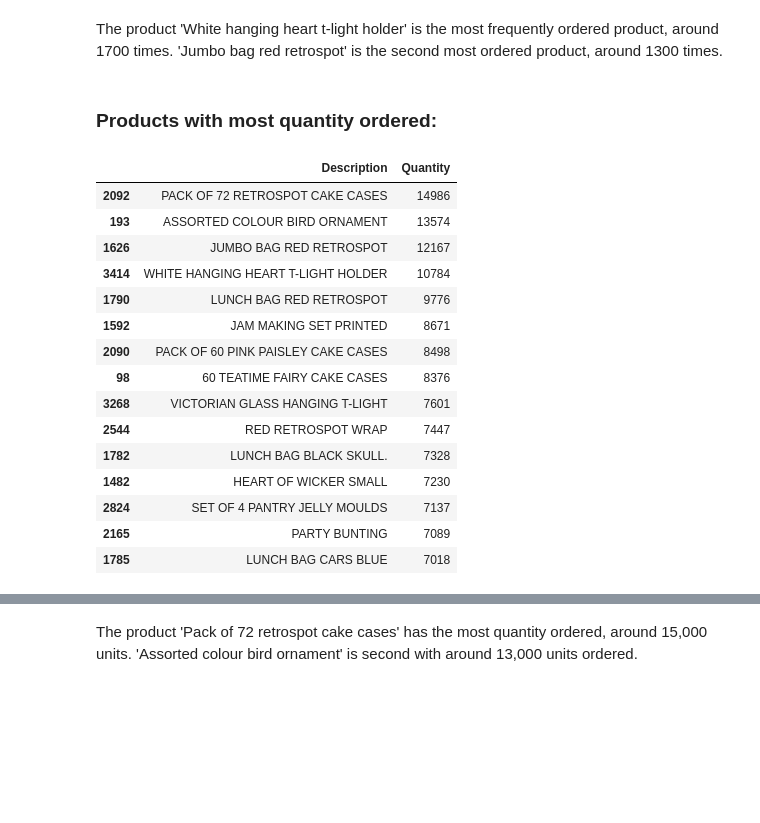
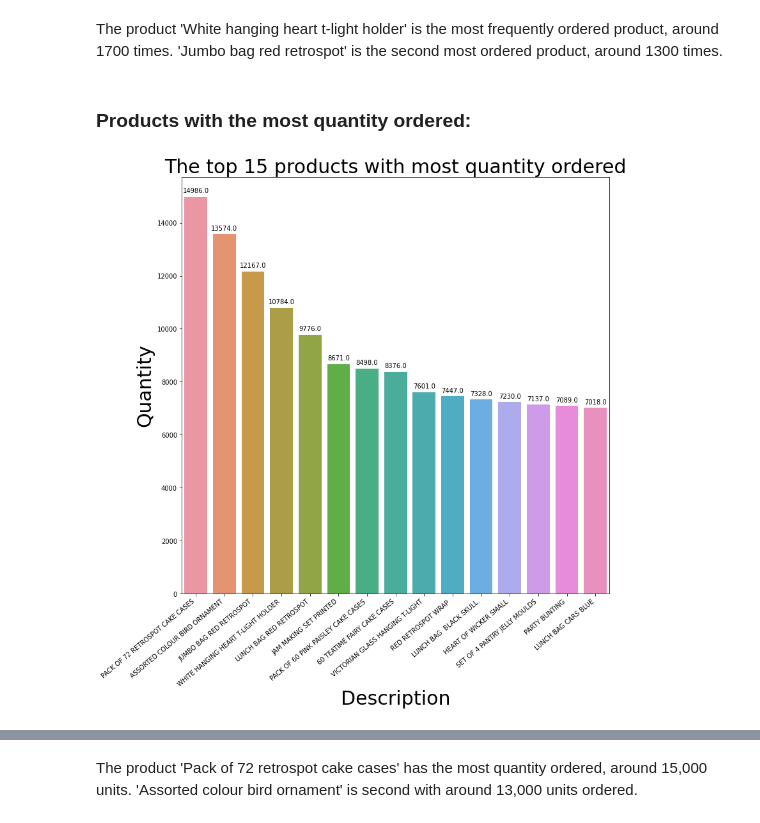
Before and after one commit to Syed-Adnan-S/Online-Retail-Customer-Segmentation, a Jupyter notebook: Online_Retail_Customer_Segmentation_Capstone_Project.ipynb, the cells around one changed output, grey strips where cells are left out. Drawn from its saved outputs; the diff is of its cells as text; code cells hidden in the pictures; blank space fills up the shorter version.

```diff
--- a/Online_Retail_Customer_Segmentation_Capstone_Project.ipynb
+++ b/Online_Retail_Customer_Segmentation_Capstone_Project.ipynb
@@ -397,25 +390,14 @@ plt.show()
 # %% [markdown]
 The product 'White hanging heart t-light holder' is the most frequently ordered product, around 1700 times. 'Jumbo bag red retrospot' is the second most ordered product, around 1300 times.
 # %% [markdown]
-### <b>Products with most quantity ordered:</b>
+### <b>Products with the most quantity ordered:</b>
 # %%
 #Getting the top 15 products ordered with the most quantity
 top_15_pro_quant = cs_df.groupby('Description')['Quantity'].sum().reset_index().sort_values(by='Quantity',ascending=False)[0:15]
-top_15_pro_quant
+
+#Calling the visualisation function
+create_visualisation(data=top_15_pro_quant,x='Description',y='Quantity',\
+                     title='The top 15 products with most quantity ordered',\
+                     x_label='Description',y_label='Quantity')
 # %% [output]
-|  | Description | Quantity |
-| 2092 | PACK OF 72 RETROSPOT CAKE CASES | 14986 |
-| 193 | ASSORTED COLOUR BIRD ORNAMENT | 13574 |
-| 1626 | JUMBO BAG RED RETROSPOT | 12167 |
-| 3414 | WHITE HANGING HEART T-LIGHT HOLDER | 10784 |
-| 1790 | LUNCH BAG RED RETROSPOT | 9776 |
-| 1592 | JAM MAKING SET PRINTED | 8671 |
-| 2090 | PACK OF 60 PINK PAISLEY CAKE CASES | 8498 |
-| 98 | 60 TEATIME FAIRY CAKE CASES | 8376 |
-| 3268 | VICTORIAN GLASS HANGING T-LIGHT | 7601 |
-| 2544 | RED RETROSPOT WRAP | 7447 |
-| 1782 | LUNCH BAG BLACK SKULL. | 7328 |
-| 1482 | HEART OF WICKER SMALL | 7230 |
-| 2824 | SET OF 4 PANTRY JELLY MOULDS | 7137 |
-| 2165 | PARTY BUNTING | 7089 |
-| 1785 | LUNCH BAG CARS BLUE | 7018 |
+[figure, added]
```
Also changed, not shown: parts of 26 cells of this notebook.
